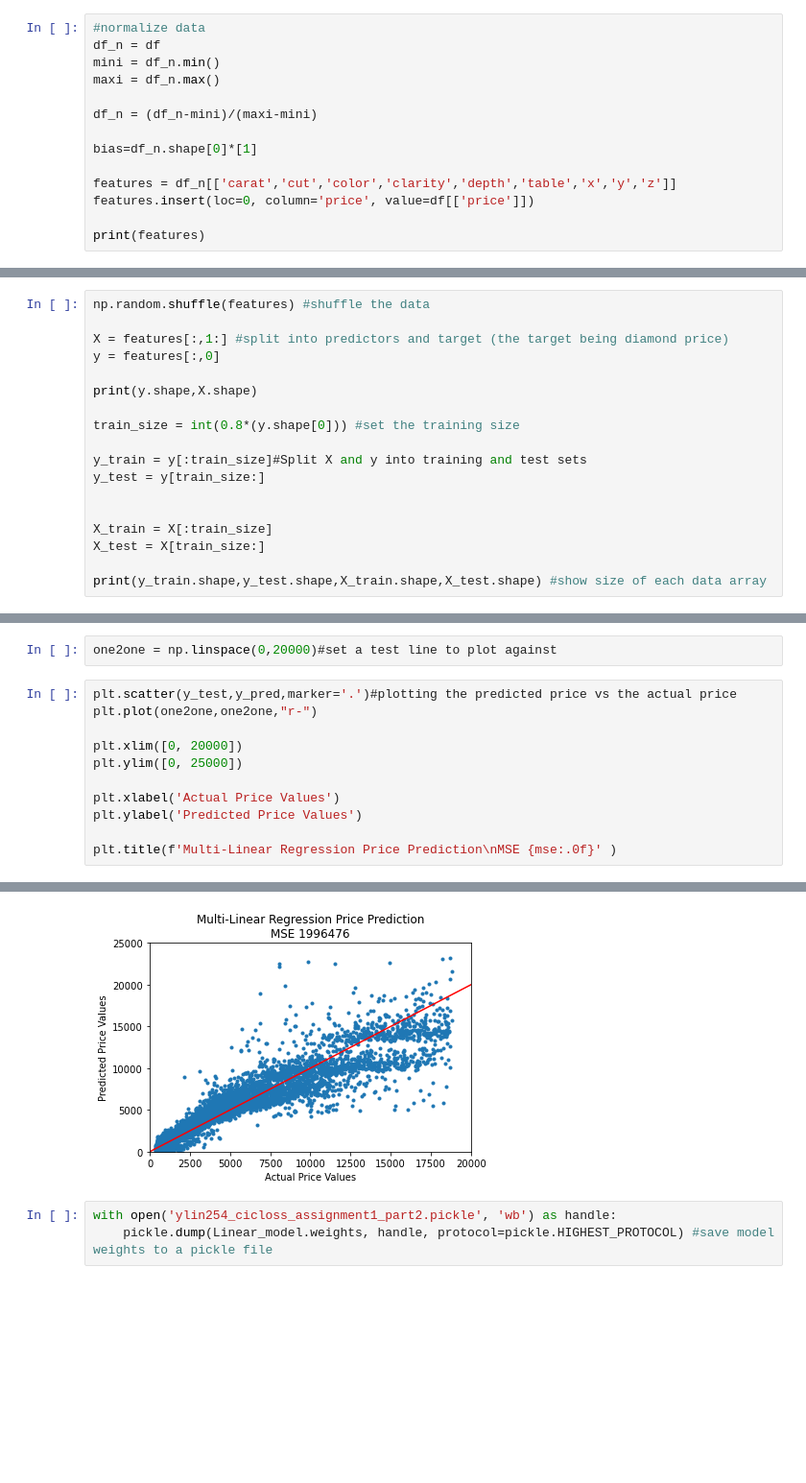
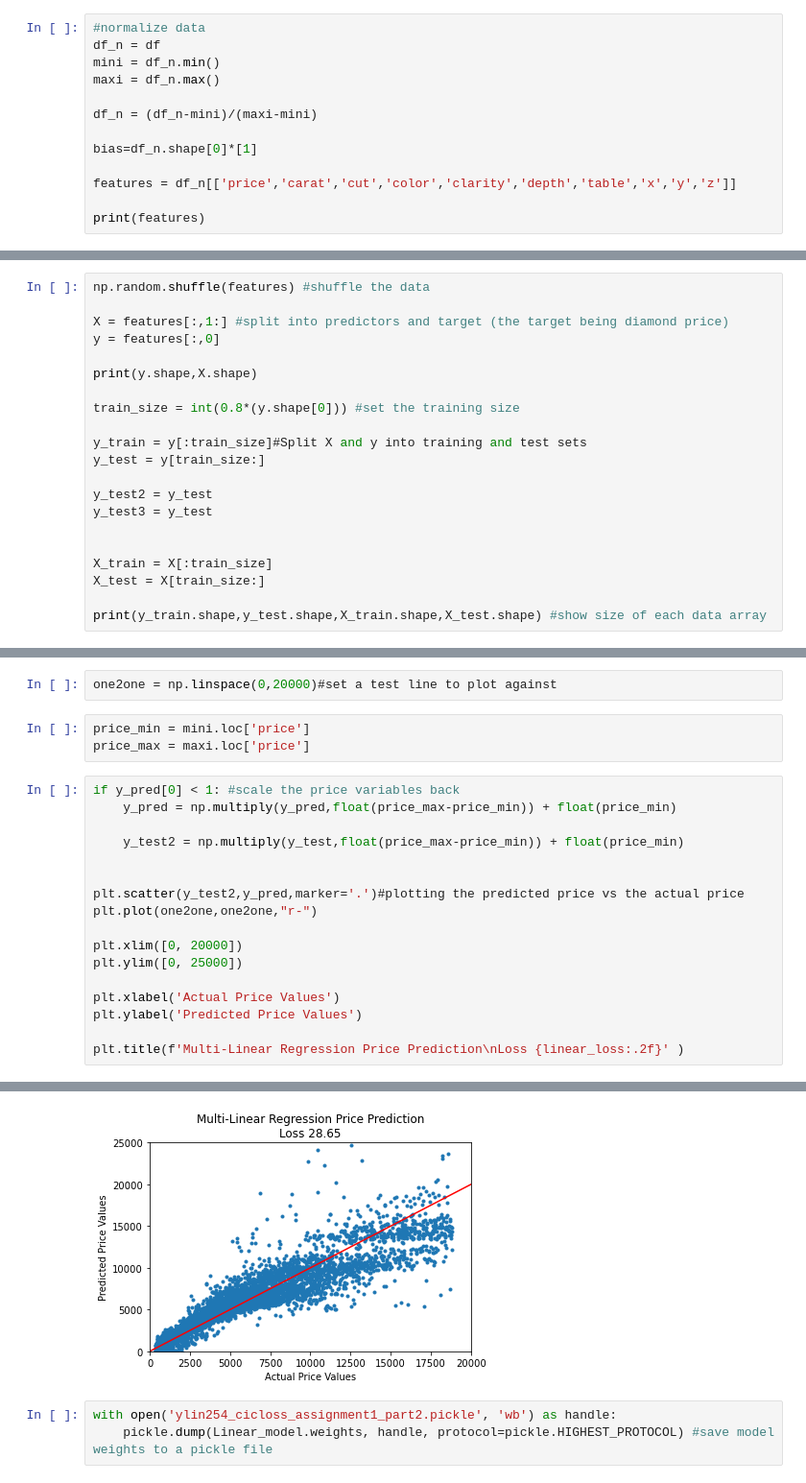
Before and after one commit to LYT922/Classification-and-Regression-Methods, a Jupyter notebook: ylin254_cicloss_assignment1_part_2_3.ipynb, the cells around one changed output, grey strips where cells are left out. Shown: that part at 96% size. Drawn from its saved outputs; the diff is of its cells as text; blank space fills up the shorter version.

```diff
--- a/ylin254_cicloss_assignment1_part_2_3.ipynb
+++ b/ylin254_cicloss_assignment1_part_2_3.ipynb
@@ -73,8 +73,7 @@ df_n = (df_n-mini)/(maxi-mini)
 
 bias=df_n.shape[0]*[1]
 
-features = df_n[['carat','cut','color','clarity','depth','table','x','y','z']]
-features.insert(loc=0, column='price', value=df[['price']])
+features = df_n[['price','carat','cut','color','clarity','depth','table','x','y','z']]
 
 print(features)
 # %% [output]
@@ -175,6 +183,9 @@ train_size = int(0.8*(y.shape[0])) #set the training size
 y_train = y[:train_size]#Split X and y into training and test sets
 y_test = y[train_size:]
 
+y_test2 = y_test
+y_test3 = y_test
+
 
 X_train = X[:train_size]
 X_test = X[train_size:]
@@ -228,7 +238,16 @@ print(linear_loss)#show total loss of linear model
 # %%
 one2one = np.linspace(0,20000)#set a test line to plot against
+# %%
+price_min = mini.loc['price']
+price_max = maxi.loc['price']
 # %%
-plt.scatter(y_test,y_pred,marker='.')#plotting the predicted price vs the actual price
+if y_pred[0] < 1: #scale the price variables back
+    y_pred = np.multiply(y_pred,float(price_max-price_min)) + float(price_min)
+
+    y_test2 = np.multiply(y_test,float(price_max-price_min)) + float(price_min)
+
+
+plt.scatter(y_test2,y_pred,marker='.')#plotting the predicted price vs the actual price
 plt.plot(one2one,one2one,"r-")
 
 plt.xlim([0, 20000])
@@ -237,5 +256,5 @@ plt.ylim([0, 25000])
 plt.xlabel('Actual Price Values')
 plt.ylabel('Predicted Price Values')
 
-plt.title(f'Multi-Linear Regression Price Prediction\nMSE {mse:.0f}' )
+plt.title(f'Multi-Linear Regression Price Prediction\nLoss {linear_loss:.2f}' )
 # %% [output]
@@ -243,4 +262,4 @@ Text(0.5, 1.0, 'Multi-Linear Regression Price Prediction\nMSE 1996476')
-[figure, old version]
+[figure, new version]
 # %%
 with open('ylin254_cicloss_assignment1_part2.pickle', 'wb') as handle:
     pickle.dump(Linear_model.weights, handle, protocol=pickle.HIGHEST_PROTOCOL) #save model weights to a pickle file
```
Also changed, not shown: parts of 16 cells of this notebook, 3 other files.
